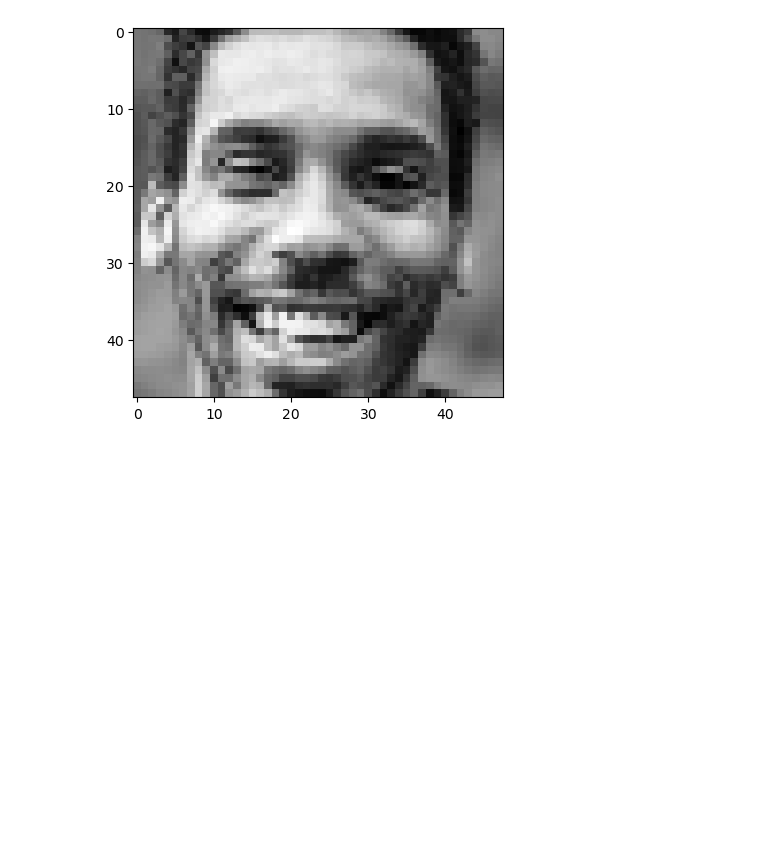
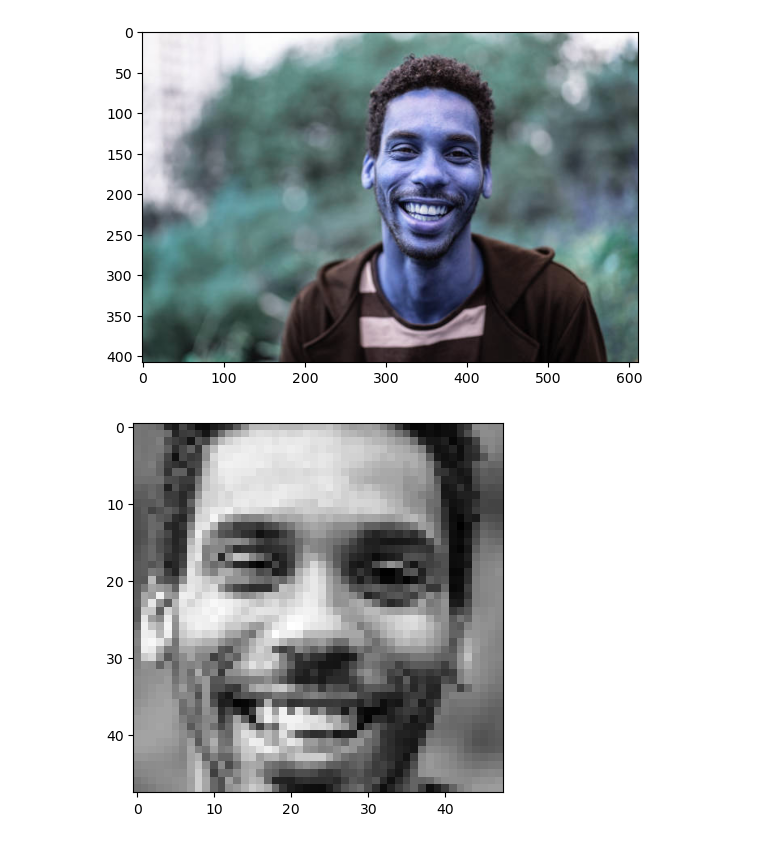
Before and after one commit to AsserElfeki/FER2013-transfer_learning, a Jupyter notebook: get_faces.ipynb, the cells around one changed output. Drawn from its saved outputs; the diff is of its cells as text; code cells hidden in the pictures; blank space fills up the shorter version.

```diff
--- a/get_faces.ipynb
+++ b/get_faces.ipynb
@@ -1 +1,12 @@
+# %%
+import matplotlib.pyplot as plt
+plt.gray()
+import cv2
+
+
+face_cascade = cv2.CascadeClassifier('haarcascade_frontalface_default.xml')
+img = cv2.imread('image.jpg')
+plt.imshow(img)
+# %% [output]
+[figure, added]
 # %%
```
Also changed, not shown: parts of 1 cell of this notebook, 2 other files.
